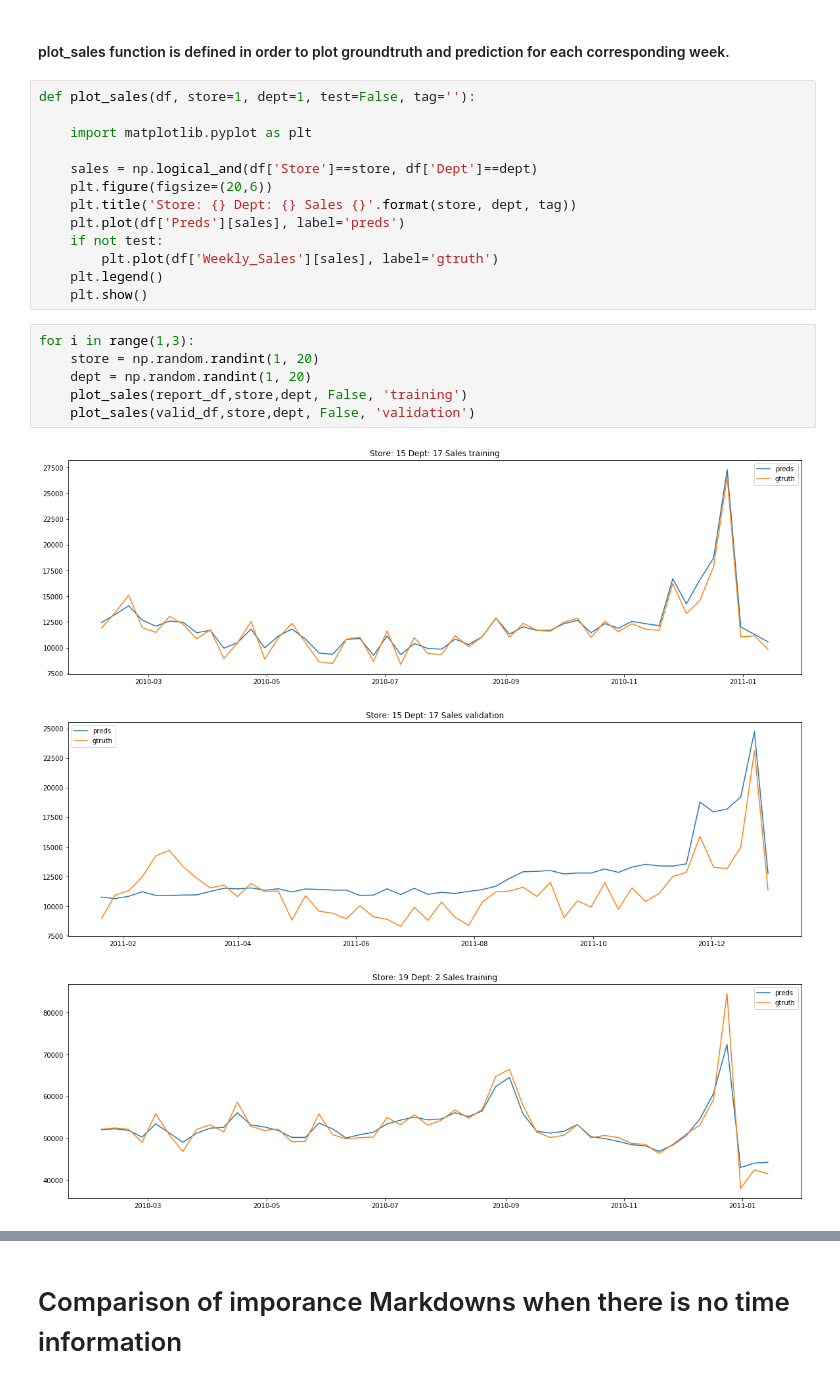
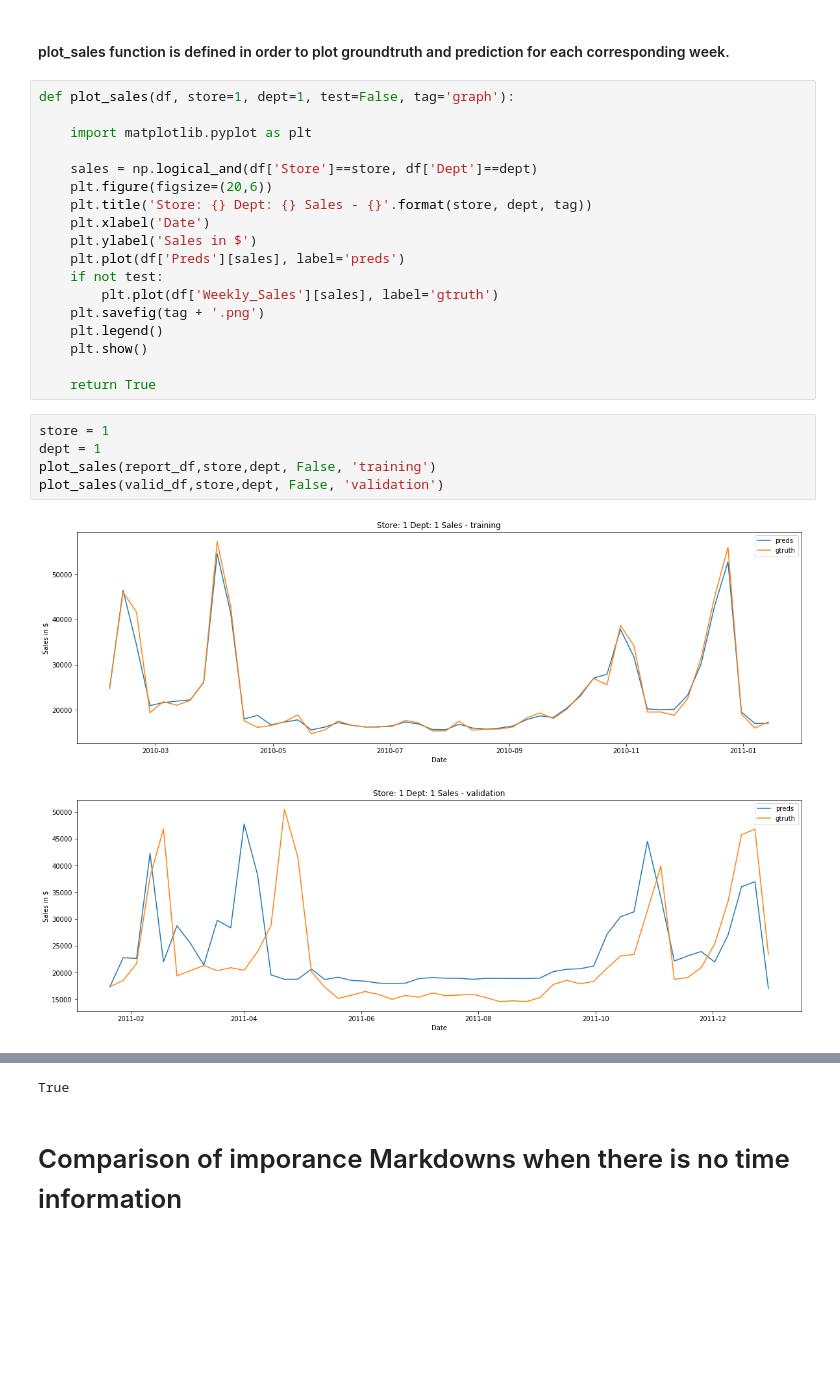
Before and after one commit to cakirogluozan/salesforecasting, a Jupyter notebook: retail_store_sales_forecast.ipynb, the cells around one changed output, grey strips where cells are left out. Drawn from its saved outputs; the diff is of its cells as text; blank space fills up the shorter version.

```diff
--- a/retail_store_sales_forecast.ipynb
+++ b/retail_store_sales_forecast.ipynb
@@ -241,25 +255,28 @@ valid_df.head()
 # %% [markdown]
 #### plot_sales function is defined in order to plot groundtruth and prediction for each corresponding week.
 # %%
-def plot_sales(df, store=1, dept=1, test=False, tag=''):
+def plot_sales(df, store=1, dept=1, test=False, tag='graph'):
 
     import matplotlib.pyplot as plt
 
     sales = np.logical_and(df['Store']==store, df['Dept']==dept)
     plt.figure(figsize=(20,6))
-    plt.title('Store: {} Dept: {} Sales {}'.format(store, dept, tag))
+    plt.title('Store: {} Dept: {} Sales - {}'.format(store, dept, tag))
+    plt.xlabel('Date')
+    plt.ylabel('Sales in $')
     plt.plot(df['Preds'][sales], label='preds')
     if not test:
         plt.plot(df['Weekly_Sales'][sales], label='gtruth')
+    plt.savefig(tag + '.png')
     plt.legend()
     plt.show()
+
+    return True
 # %%
-for i in range(1,3):
-    store = np.random.randint(1, 20)
-    dept = np.random.randint(1, 20)
-    plot_sales(report_df,store,dept, False, 'training')
-    plot_sales(valid_df,store,dept, False, 'validation')
+store = 1
+dept = 1
+plot_sales(report_df,store,dept, False, 'training')
+plot_sales(valid_df,store,dept, False, 'validation')
 # %% [output]
-[figure, old version]
+[figure, new version]
-[figure, old version]
+[figure, new version]
-[figure, removed]
@@ -267,3 +283,4 @@ for i in range(1,3):
+True
 # %% [markdown]
 # Comparison of imporance Markdowns when there is no time information
 # %% [markdown]
```
Also changed, not shown: parts of 13 cells of this notebook.
